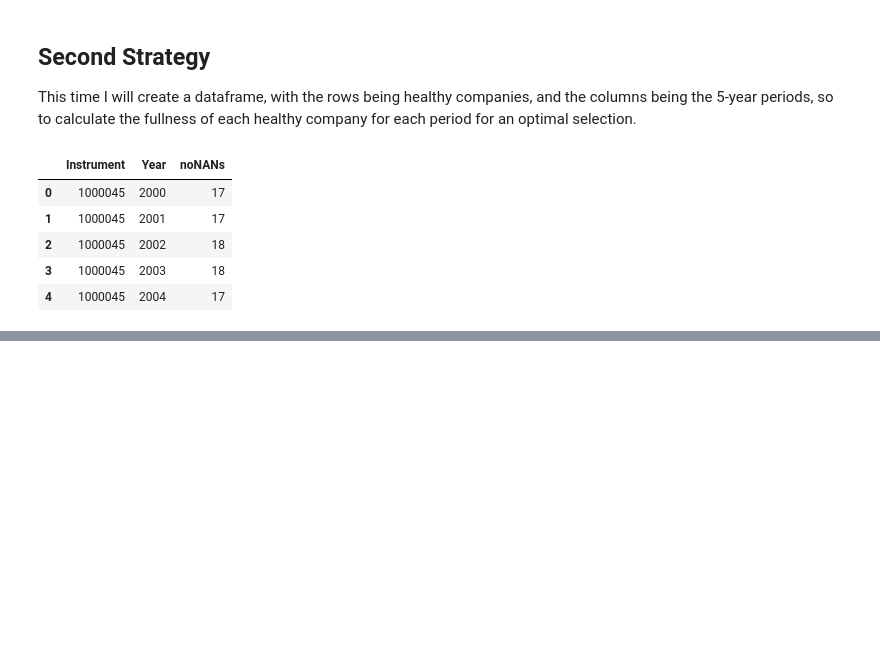
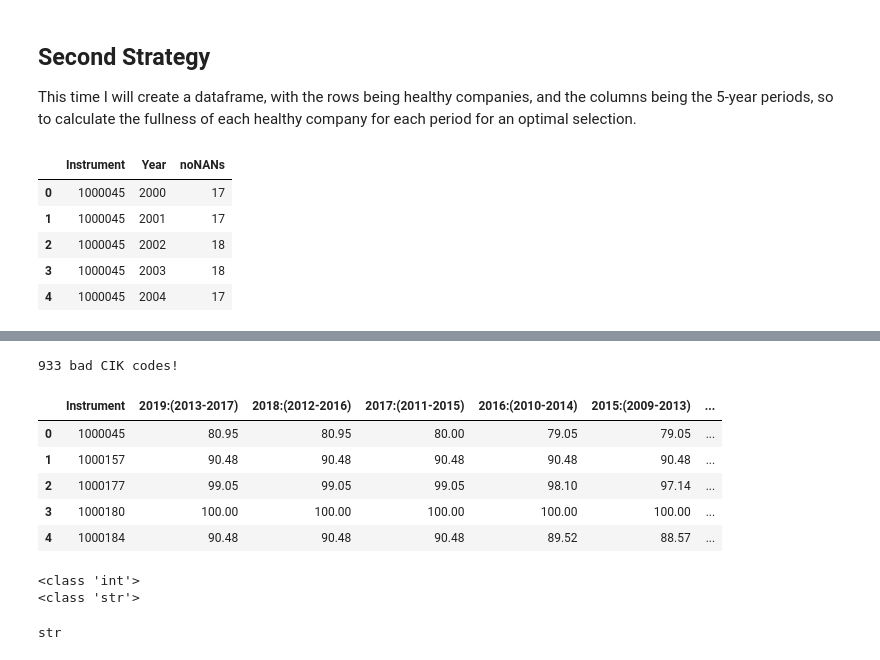
Before and after one commit to Faisalsouz/bankruptcy, a Jupyter notebook: data/Eikon/Cleaning.ipynb, the cells around one changed output, grey strips where cells are left out. Cells and saved outputs as stored; diff of their text form; code cells hidden in the pictures; blank space fills up the shorter version.

```diff
--- a/data/Eikon/Cleaning.ipynb
+++ b/data/Eikon/Cleaning.ipynb
@@ -329,0 +333,8 @@ dfout
+# %%
+# for the first step, remove the CIK with no filed/recorded 10-K forms
+# read the csv file
+cik_no10K = pd.read_csv('cik_without_10k.csv', header=None)
+
+bad_cik = cik_no10K[0].to_list()
+
+cik_no10K.head()
@@ -329,0 +348,31 @@ dfout
+# %%
+# just check a list of full rows companies, plus one totally empty one
+check_list = [98840, 98222, 1001082, 1000697, 1000229, 1000180]
+
+for cik in check_list:
+    if cik in bad_cik:
+        print(cik, 'is a bad CIK!')
+
+print(len(bad_cik), 'bad CIK codes!')
+healthy_fullness = dfout.reset_index()
+healthy_fullness.head()
+# %% [output]
+933 bad CIK codes!
+|  | Instrument | 2019:(2013-2017) | 2018:(2012-2016) | 2017:(2011-2015) | 2016:(2010-2014) | 2015:(2009-2013) | ... |
+| 0 | 1000045 | 80.95 | 80.95 | 80.00 | 79.05 | 79.05 | ... |
+| 1 | 1000157 | 90.48 | 90.48 | 90.48 | 90.48 | 90.48 | ... |
+| 2 | 1000177 | 99.05 | 99.05 | 99.05 | 98.10 | 97.14 | ... |
+| 3 | 1000180 | 100.00 | 100.00 | 100.00 | 100.00 | 100.00 | ... |
+| 4 | 1000184 | 90.48 | 90.48 | 90.48 | 89.52 | 88.57 | ... |
+# %%
+# change cik codes format in bad_cik list to string
+# so to be comparable with the Instrument column of
+# our dataframe
+print(type(bad_cik[1]))
+print(type(healthy_fullness.Instrument[1]))
+bad_cik = [str(cik) for cik in bad_cik]
+type(bad_cik[1])
+# %% [output]
+<class 'int'>
+<class 'str'>
+str
```
Also changed, not shown: parts of 12 cells of this notebook, 2 other files.
